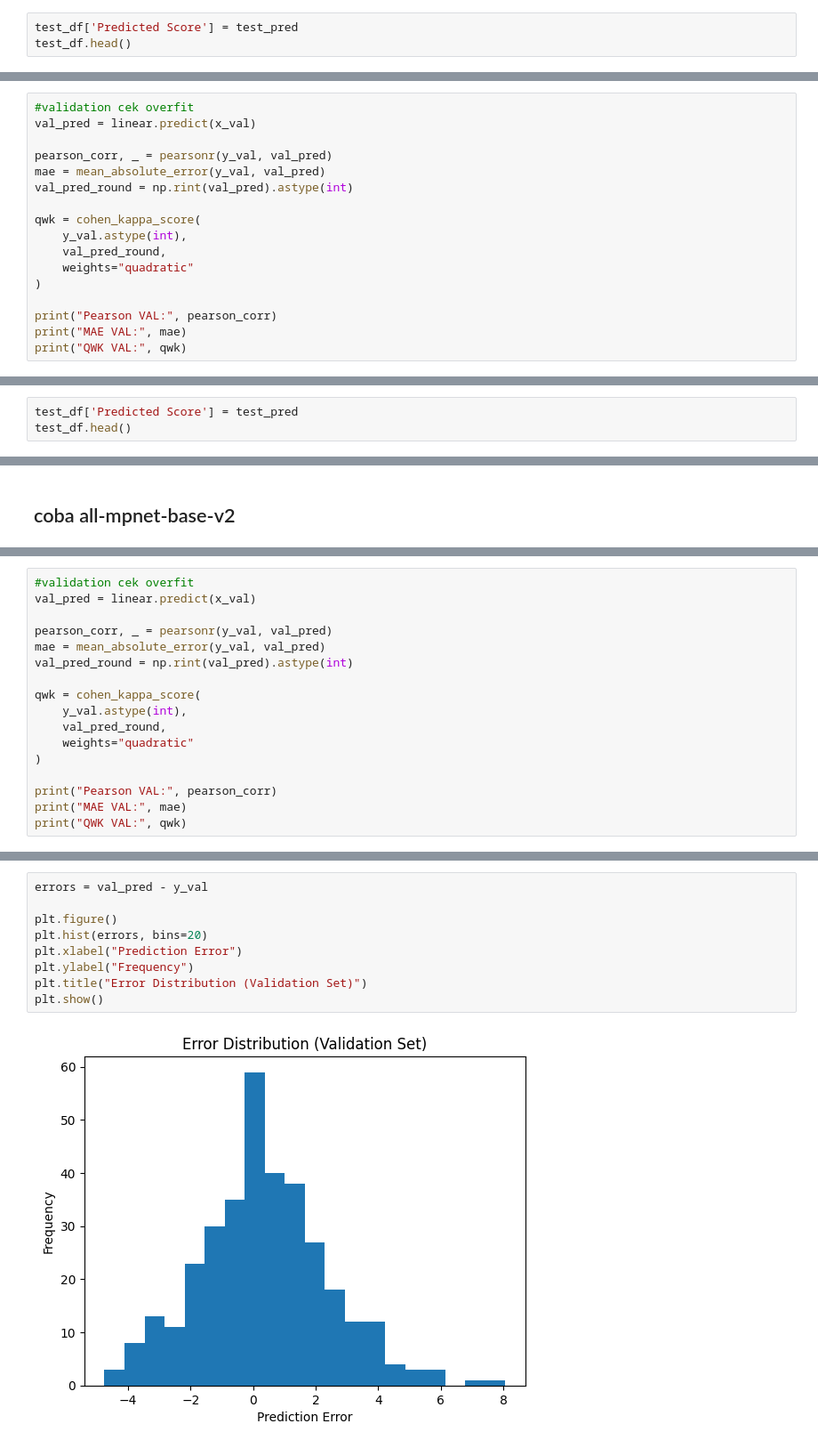
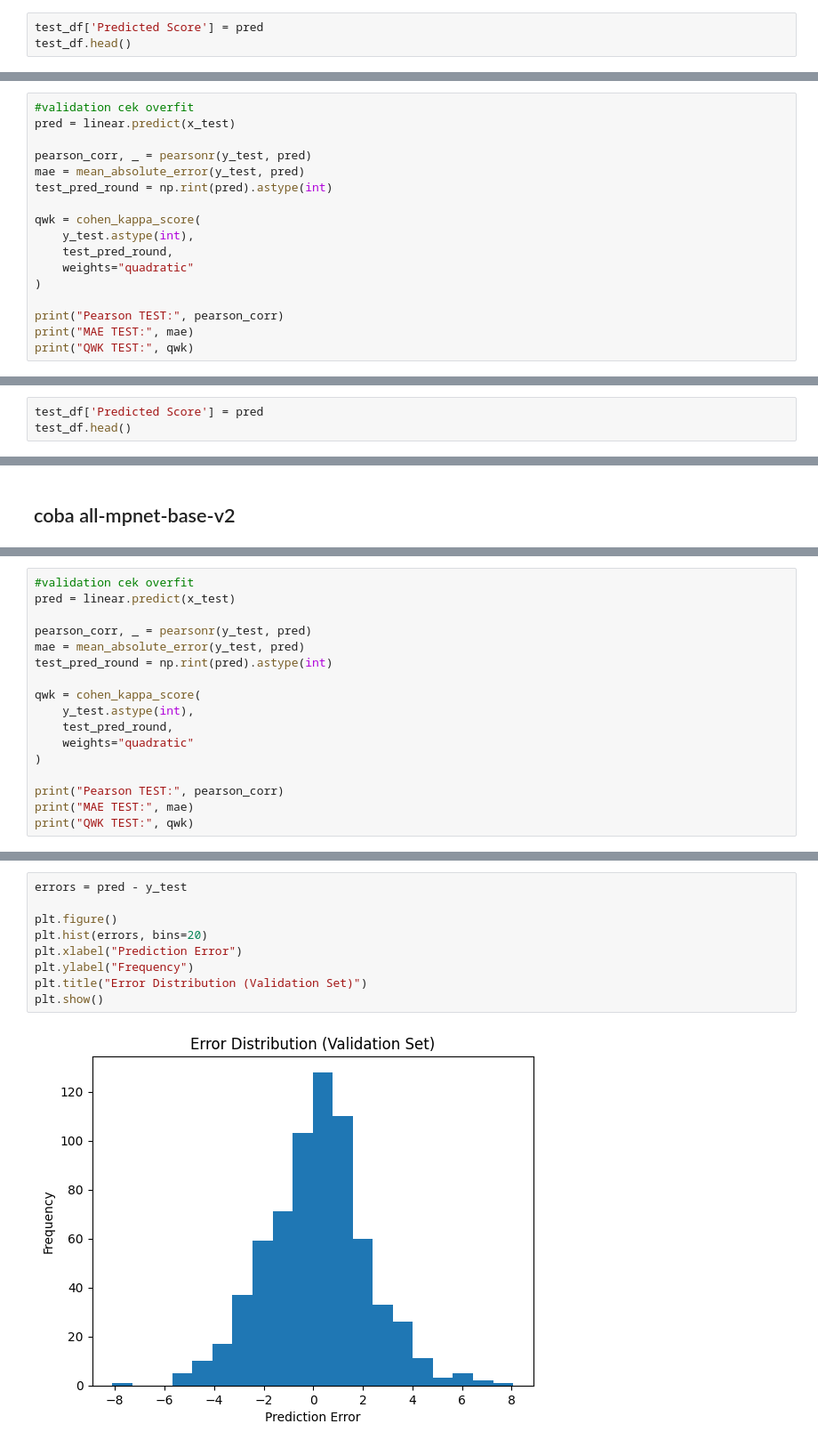
Before and after one commit to Jeanettehauw/THESIS-Automated-Short-Answer-System-using-SentenceBERT, a Jupyter notebook: right_dataset.ipynb, the cells around one changed output, grey strips where cells are left out. Shown at 89% size. Saved outputs shown, nothing was run; the diff lists cells and outputs as text.

```diff
--- a/right_dataset.ipynb
+++ b/right_dataset.ipynb
@@ -231,5 +209,5 @@ plt.show()
 # %%
-test_df['Predicted Score'] = test_pred
+test_df['Predicted Score'] = pred
 test_df.head()
 # %% [output]
 |  | id | question | instructor_answer | student_answer | score_grader_1 | score_grader_2 | score_avg | ... |
@@ -290,19 +260,19 @@ linear.fit(x_train, y_train)
 LinearRegression()
 # %%
 #validation cek overfit
-val_pred = linear.predict(x_val)
+pred = linear.predict(x_test)
 
-pearson_corr, _ = pearsonr(y_val, val_pred)
-mae = mean_absolute_error(y_val, val_pred)
-val_pred_round = np.rint(val_pred).astype(int)
+pearson_corr, _ = pearsonr(y_test, pred)
+mae = mean_absolute_error(y_test, pred)
+test_pred_round = np.rint(pred).astype(int)
 
 qwk = cohen_kappa_score(
-    y_val.astype(int),
-    val_pred_round,
+    y_test.astype(int),
+    test_pred_round,
     weights="quadratic"
 )
 
-print("Pearson VAL:", pearson_corr)
-print("MAE VAL:", mae)
-print("QWK VAL:", qwk)
+print("Pearson TEST:", pearson_corr)
+print("MAE TEST:", mae)
+print("QWK TEST:", qwk)
 # %% [output]
@@ -355,5 +301,5 @@ plt.show()
 # %%
-test_df['Predicted Score'] = test_pred
+test_df['Predicted Score'] = pred
 test_df.head()
 # %% [output]
 |  | id | question | instructor_answer | student_answer | score_grader_1 | score_grader_2 | score_avg | ... |
@@ -418,19 +349,19 @@ linear.fit(x_train, y_train)
 LinearRegression()
 # %%
 #validation cek overfit
-val_pred = linear.predict(x_val)
+pred = linear.predict(x_test)
 
-pearson_corr, _ = pearsonr(y_val, val_pred)
-mae = mean_absolute_error(y_val, val_pred)
-val_pred_round = np.rint(val_pred).astype(int)
+pearson_corr, _ = pearsonr(y_test, pred)
+mae = mean_absolute_error(y_test, pred)
+test_pred_round = np.rint(pred).astype(int)
 
 qwk = cohen_kappa_score(
-    y_val.astype(int),
-    val_pred_round,
+    y_test.astype(int),
+    test_pred_round,
     weights="quadratic"
 )
 
-print("Pearson VAL:", pearson_corr)
-print("MAE VAL:", mae)
-print("QWK VAL:", qwk)
+print("Pearson TEST:", pearson_corr)
+print("MAE TEST:", mae)
+print("QWK TEST:", qwk)
 # %% [output]
@@ -448,14 +379,14 @@ plt.show()
 # %%
-errors = val_pred - y_val
+errors = pred - y_test
 
 plt.figure()
 plt.hist(errors, bins=20)
 plt.xlabel("Prediction Error")
 plt.ylabel("Frequency")
 plt.title("Error Distribution (Validation Set)")
 plt.show()
 # %% [output]
-[figure, old version]
+[figure, new version]
 # %%
 test_pred = linear.predict(x_test)
 test_df['Predicted Score'] = test_pred
```
Also changed, not shown: parts of 44 cells of this notebook.
